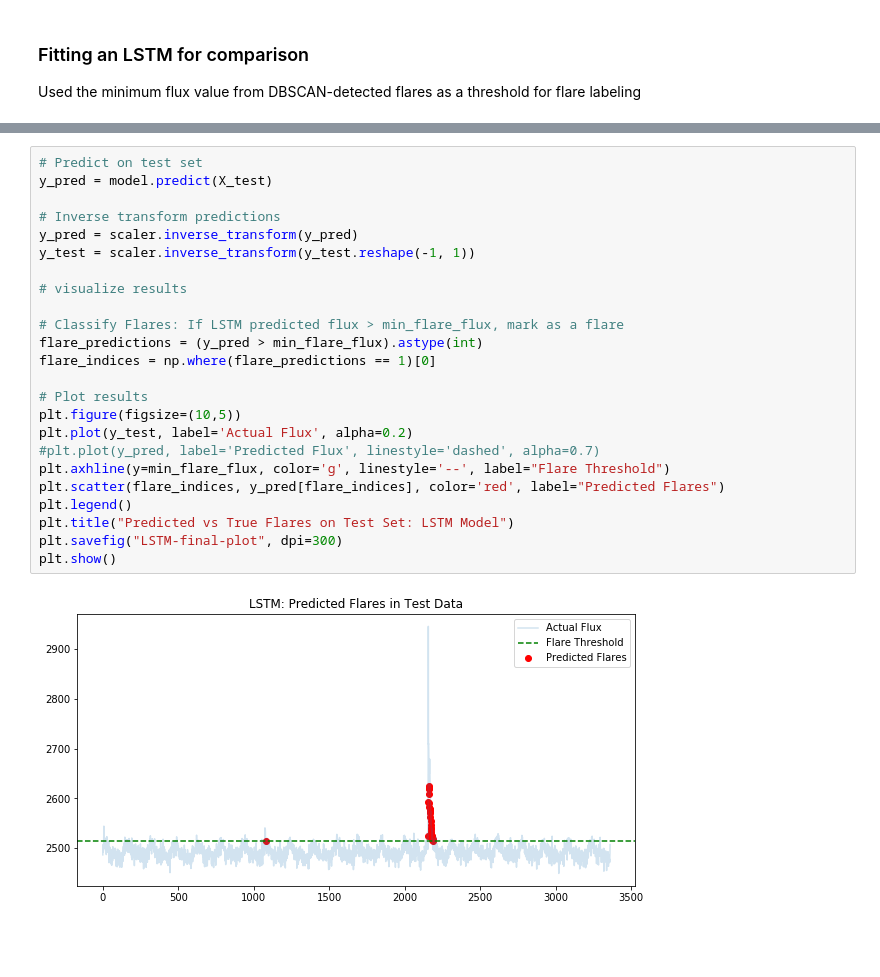
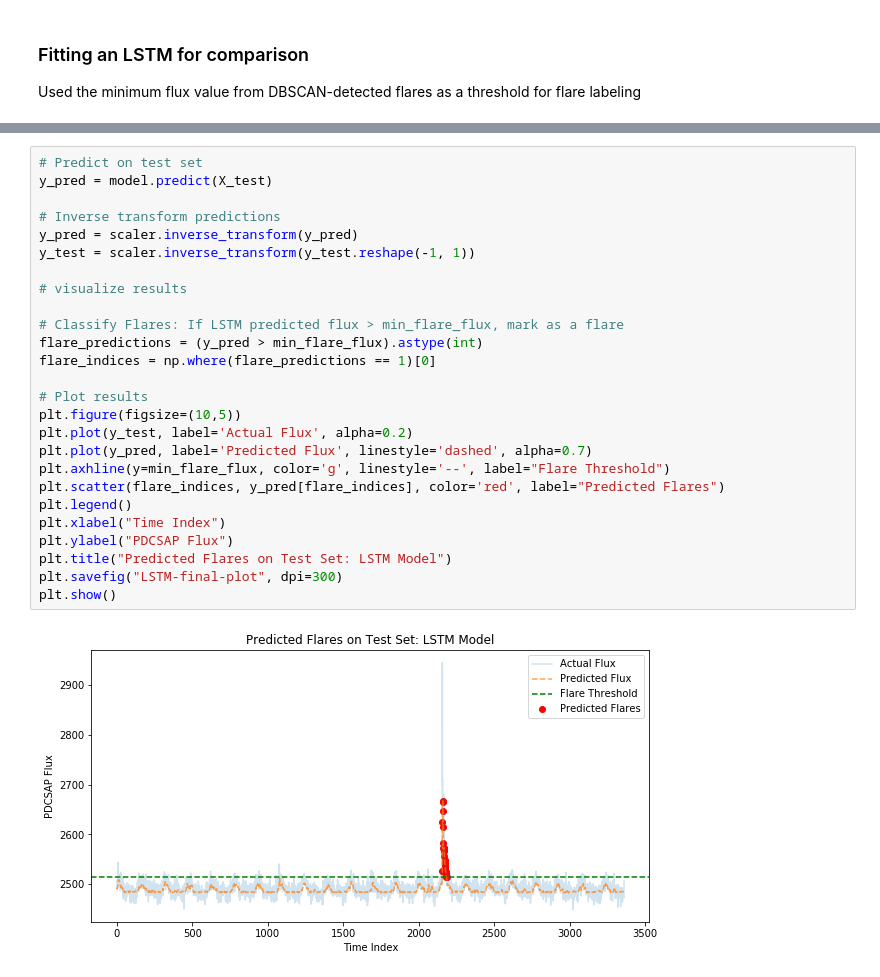
Before and after one commit to dikshasen24/Stellar-Series, a Jupyter notebook: Scripts/04_Predictive_Models.ipynb, the cells around one changed output, grey strips where cells are left out. Cells and saved outputs as stored; diff of their text form; blank space fills up the shorter version.

```diff
--- a/Scripts/04_Predictive_Models.ipynb
+++ b/Scripts/04_Predictive_Models.ipynb
@@ -227,26 +230,28 @@ Epoch 9/20
 # %%
 # Predict on test set
 y_pred = model.predict(X_test)
 
 # Inverse transform predictions
 y_pred = scaler.inverse_transform(y_pred)
 y_test = scaler.inverse_transform(y_test.reshape(-1, 1))
 
 # visualize results
 
 # Classify Flares: If LSTM predicted flux > min_flare_flux, mark as a flare
 flare_predictions = (y_pred > min_flare_flux).astype(int)
 flare_indices = np.where(flare_predictions == 1)[0]
 
 # Plot results
 plt.figure(figsize=(10,5))
 plt.plot(y_test, label='Actual Flux', alpha=0.2)
-#plt.plot(y_pred, label='Predicted Flux', linestyle='dashed', alpha=0.7)
+plt.plot(y_pred, label='Predicted Flux', linestyle='dashed', alpha=0.7)
 plt.axhline(y=min_flare_flux, color='g', linestyle='--', label="Flare Threshold")
 plt.scatter(flare_indices, y_pred[flare_indices], color='red', label="Predicted Flares")
 plt.legend()
-plt.title("Predicted vs True Flares on Test Set: LSTM Model")
+plt.xlabel("Time Index")
+plt.ylabel("PDCSAP Flux")
+plt.title("Predicted Flares on Test Set: LSTM Model")
 plt.savefig("LSTM-final-plot", dpi=300)
 plt.show()
 # %% [output]
-[figure, old version]
+[figure, new version]
```
Also changed, not shown: parts of 4 cells of this notebook.
